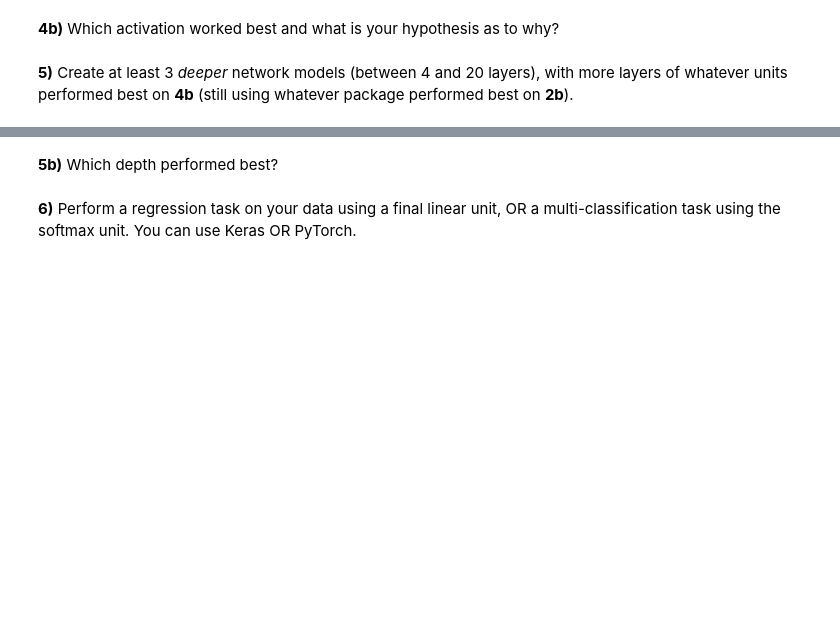
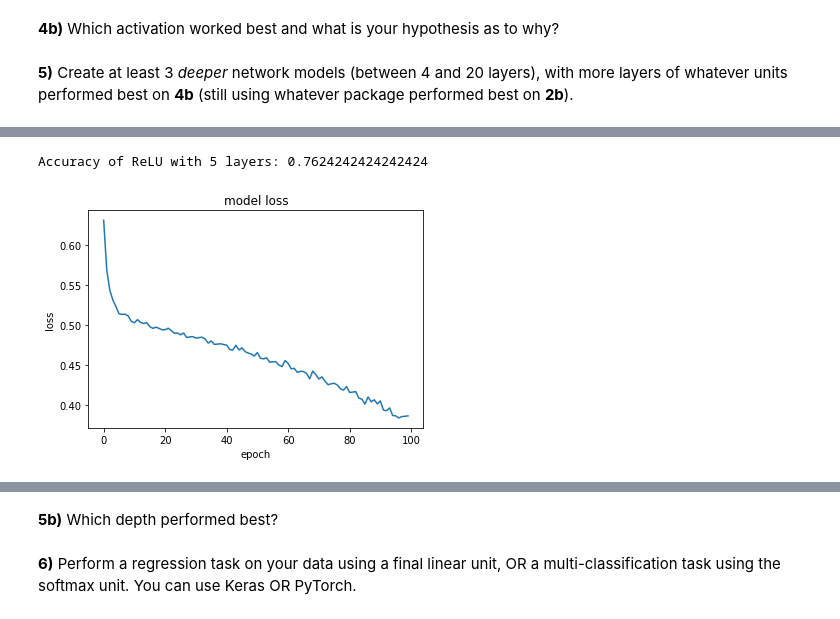
Before and after one commit to yhchou0904/ThinkDLassignments, a Jupyter notebook: Week1/Tutorial_2_intro_neural_nets.ipynb, the cells around one changed output, grey strips where cells are left out. Cells and saved outputs as stored; diff of their text form; code cells hidden in the pictures; blank space fills up the shorter version.

```diff
--- a/Week1/Tutorial_2_intro_neural_nets.ipynb
+++ b/Week1/Tutorial_2_intro_neural_nets.ipynb
@@ -1181,0 +1187,4 @@ Immediately below each of the following prompts, add Colab cells that:
+# %%
+import pandas as pd
+df = pd.read_csv("/content/drive/MyDrive/ThinkDL/work_age_touse.csv").sample(n=10000, random_state=1)
+df.head()
@@ -1200,2 +1501,13 @@ bestactivation = 'value' #@param {type:"string"}
 # %% [markdown]
 **5)** Create at least 3 *deeper* network models (between 4 and 20 layers), with more layers of whatever units performed best on **4b** (still using whatever package performed best on **2b**).
+# %%
+model = Sequential()
+model.add(Dense(32, input_dim=45, activation='relu'))
+model.add(Dense(128, activation='relu'))
+model.add(Dense(512, activation='relu'))
+model.add(Dense(64, activation='relu'))
+model.add(Dense(1, activation='sigmoid'))
+model.compile(loss=keras.losses.BinaryCrossentropy(from_logits=True),
+              metrics=keras.metrics.BinaryAccuracy(),
+              optimizer="adam")
+history = model.fit(X_train_class, y_train_class, epochs=100)
@@ -1201,0 +1533,13 @@ bestactivation = 'value' #@param {type:"string"}
+# %%
+preds = model.predict(X_test_class)
+print("Accuracy of ReLU with 5 layers:", sklearn.metrics.accuracy_score(y_test_class, (preds>0.5).astype(int)))
+# %% [output]
+Accuracy of ReLU with 5 layers: 0.7624242424242424
+# %%
+plt.plot(history.history['loss'])
+plt.title('model loss')
+plt.ylabel('loss')
+plt.xlabel('epoch')
+plt.show()
+# %% [output]
+[figure, added]
```
Also changed, not shown: parts of 43 cells of this notebook.
